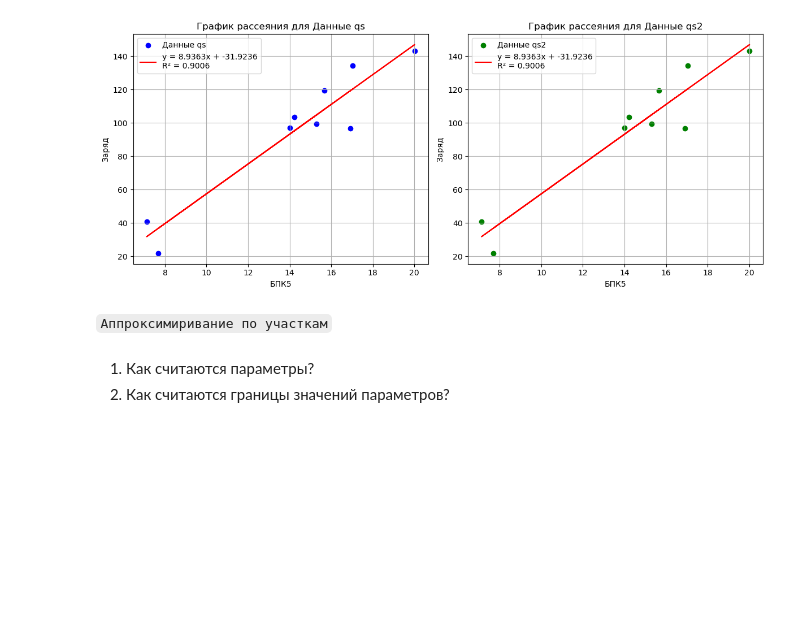
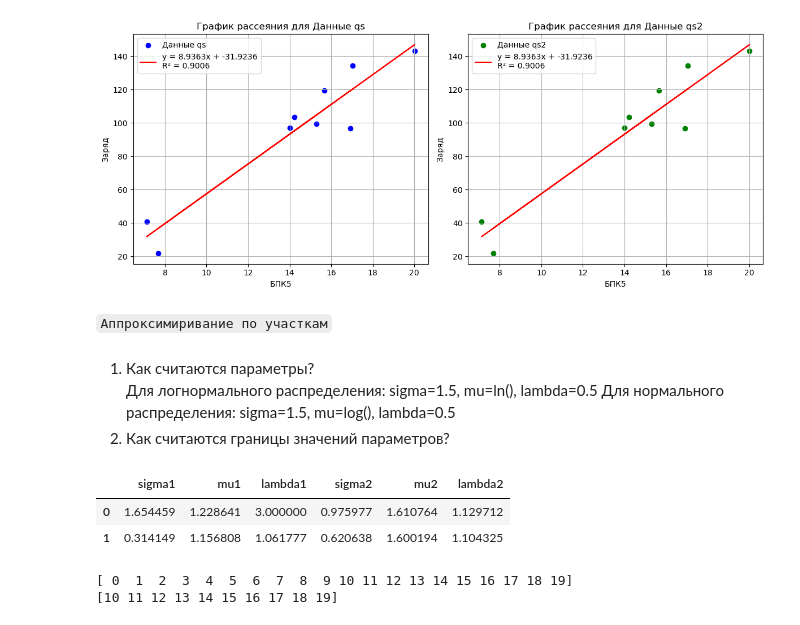
Before and after one commit to margelse/DopplerCurve, a Jupyter notebook: notebooks/projects/waste_water/domestic.ipynb, the cells around one changed output. Cells and saved outputs as stored; diff of their text form; code cells hidden in the pictures; blank space fills up the shorter version.

```diff
--- a/notebooks/projects/waste_water/domestic.ipynb
+++ b/notebooks/projects/waste_water/domestic.ipynb
@@ -362,4 +333,38 @@ func_pipeline = PipelineLoader()
 # %% [markdown]
-1. Как считаются параметры?
+1. Как считаются параметры? <br>
+    Для логнормального распределения: sigma=1.5, mu=ln(), lambda=0.5
+    Для нормального распределения: sigma=1.5, mu=log(), lambda=0.5
 2. Как считаются границы значений параметров?
+# %%
+def run_pipeline(pipeline_loader:PipelineLoader):
+    result = []
+    for func, mapping, parametres, bounds in pipeline_loader:
+        approx = search_most_viable_parametres(func, mapping, parametres, bounds, False)
+
+        result.append(approx)
+
+    return result
+
+def get_parametres_from_pipeline(results_approx:list):
+    results_parametres = pd.DataFrame()
+    for res in results_approx:
+        local_params = res.parametres_show()
+        results_parametres = pd.concat([results_parametres, local_params], ignore_index=True)
+
+    return results_parametres
+
+def get_values_piecewise_approximation(results_approx:list):
+    all_values = np.array([])
+
+    for res in results_approx:
+        all_values = np.r_[all_values, res.y_approx]
+
+    return all_values
+
+def piecewise_func(x, results_approx:list):
+    y = np.array([])
+    for res in results_approx:
+        y = np.r_[y, res.func(x, *res.params)]
+
+    return y
 # %%
@@ -421,0 +442,17 @@ cof['BOD'] = REAL
+# %%
+coeffAll
+# %% [output]
+|  | sigma1 | mu1 | lambda1 | sigma2 | mu2 | lambda2 |
+| 0 | 1.654459 | 1.228641 | 3.000000 | 0.975977 | 1.610764 | 1.129712 |
+| 1 | 0.314149 | 1.156808 | 1.061777 | 0.620638 | 1.600194 | 1.104325 |
+# %%
+x = np.arange(0, 20, 1)
+print(x)
+
+start = np.searchsorted(x, 10, side='left')
+end = np.searchsorted(x, 20, side='left')
+
+print(x[start:end])
+# %% [output]
+[ 0  1  2  3  4  5  6  7  8  9 10 11 12 13 14 15 16 17 18 19]
+[10 11 12 13 14 15 16 17 18 19]
```
Also changed, not shown: parts of 7 cells of this notebook, 3 other files.
